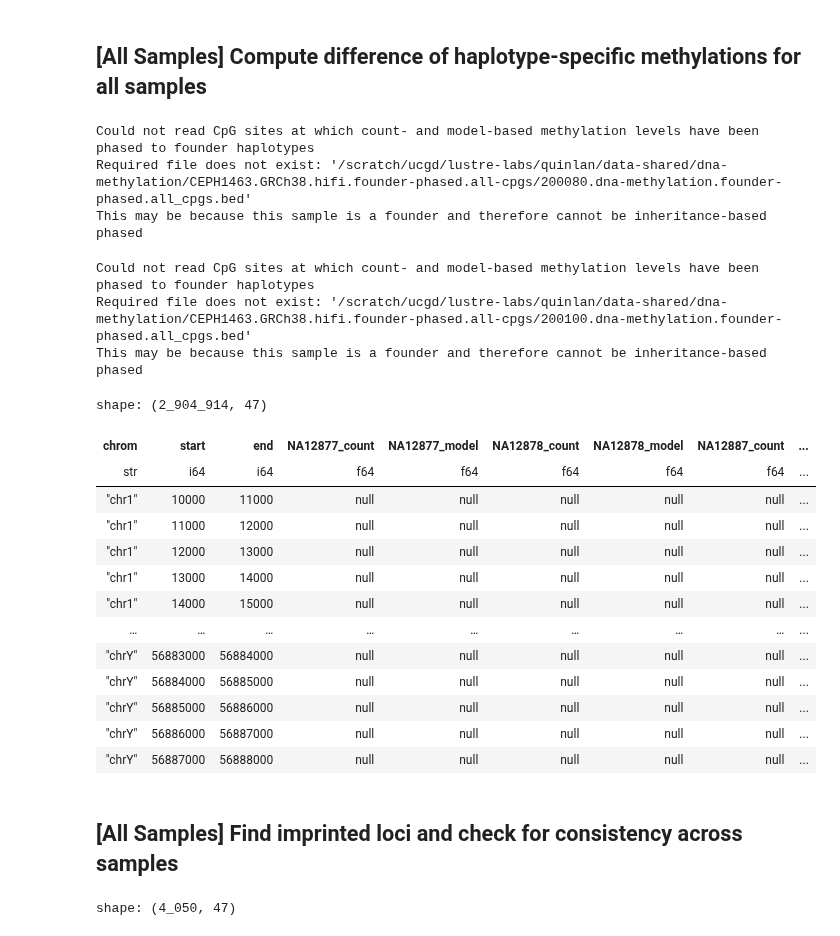
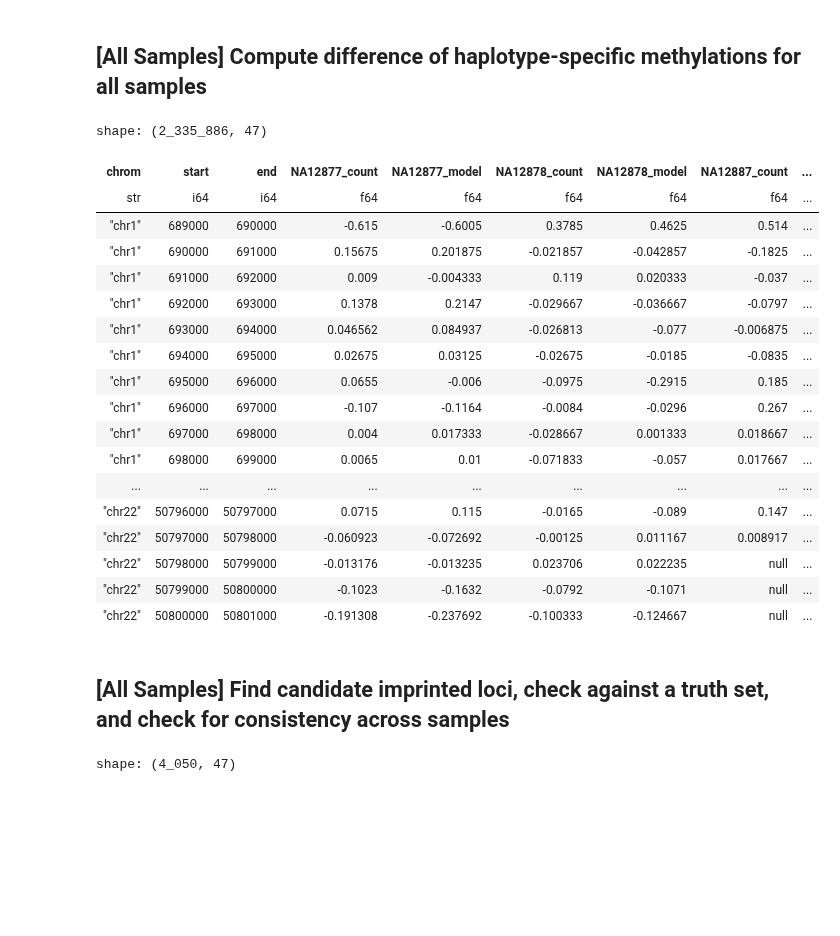
Before and after one commit to quinlan-lab/tapestry, a Jupyter notebook: analysis/imprinting.ipynb, the cells around one changed output. Cells and saved outputs as stored; diff of their text form; code cells hidden in the pictures; blank space fills up the shorter version.

Commit message:
[v4] imprinting tutorial

```diff
--- a/analysis/imprinting.ipynb
+++ b/analysis/imprinting.ipynb
@@ -157,28 +169,9 @@ shape: (2_315_793, 11)
 # %%
-import imprinting
-importlib.reload(imprinting)
-from imprinting import compute_delta_methylation_all_samples
+# import imprinting
+# importlib.reload(imprinting)
+# from imprinting import compute_delta_methylation_all_samples
 
-DF_DELTA_METH_ALL_SAMPLES = compute_delta_methylation_all_samples(REFERENCE_GENOME, TILE_SIZE, METH_READ_PHASED_DIR)
-DF_DELTA_METH_ALL_SAMPLES
+# from write_data import write_dataframe_to_bed
+
+# DF_DELTA_METH_ALL_SAMPLES = compute_delta_methylation_all_samples(REFERENCE_GENOME, TILE_SIZE, METH_READ_PHASED_DIR)
+# write_dataframe_to_bed(DF_DELTA_METH_ALL_SAMPLES, 'delta_meth_all_samples.bed', source=globals()["__vsc_ipynb_file__"])
-# %% [output]
-Could not read CpG sites at which count- and model-based methylation levels have been phased to founder haplotypes
-Required file does not exist: '/scratch/ucgd/lustre-labs/quinlan/data-shared/dna-methylation/CEPH1463.GRCh38.hifi.founder-phased.all-cpgs/200080.dna-methylation.founder-phased.all_cpgs.bed'
-This may be because this sample is a founder and therefore cannot be inheritance-based phased
-Could not read CpG sites at which count- and model-based methylation levels have been phased to founder haplotypes
-Required file does not exist: '/scratch/ucgd/lustre-labs/quinlan/data-shared/dna-methylation/CEPH1463.GRCh38.hifi.founder-phased.all-cpgs/200100.dna-methylation.founder-phased.all_cpgs.bed'
-This may be because this sample is a founder and therefore cannot be inheritance-based phased
-shape: (2_904_914, 47)
-| chrom | start | end | NA12877_count | NA12877_model | NA12878_count | NA12878_model | NA12887_count | ... |
-| str | i64 | i64 | f64 | f64 | f64 | f64 | f64 | ... |
-| "chr1" | 10000 | 11000 | null | null | null | null | null | ... |
-| "chr1" | 11000 | 12000 | null | null | null | null | null | ... |
-| "chr1" | 12000 | 13000 | null | null | null | null | null | ... |
-| "chr1" | 13000 | 14000 | null | null | null | null | null | ... |
-| "chr1" | 14000 | 15000 | null | null | null | null | null | ... |
-| … | … | … | … | … | … | … | … | ... |
-| "chrY" | 56883000 | 56884000 | null | null | null | null | null | ... |
-| "chrY" | 56884000 | 56885000 | null | null | null | null | null | ... |
-| "chrY" | 56885000 | 56886000 | null | null | null | null | null | ... |
-| "chrY" | 56886000 | 56887000 | null | null | null | null | null | ... |
-| "chrY" | 56887000 | 56888000 | null | null | null | null | null | ... |
@@ -189,5 +178,39 @@ write_dataframe_to_bed(DF_DELTA_METH_ALL_SAMPLES, 'delta_meth_all_samples.bed')
+# %%
+from read_data import read_dataframe_from_bed
+
+def read_all_samples(bed):
+    df = read_dataframe_from_bed(bed)
+    return (
+        df
+        .with_columns(
+            pl.col(df.columns[3:]).cast(pl.Float64)
+        )
+    )
+
+DF_DELTA_METH_ALL_SAMPLES = read_all_samples('delta_meth_all_samples.bed')
+DF_DELTA_METH_ALL_SAMPLES.filter(pl.col('NA12877_count').is_not_null())
+# %% [output]
+shape: (2_335_886, 47)
+| chrom | start | end | NA12877_count | NA12877_model | NA12878_count | NA12878_model | NA12887_count | ... |
+| str | i64 | i64 | f64 | f64 | f64 | f64 | f64 | ... |
+| "chr1" | 689000 | 690000 | -0.615 | -0.6005 | 0.3785 | 0.4625 | 0.514 | ... |
+| "chr1" | 690000 | 691000 | 0.15675 | 0.201875 | -0.021857 | -0.042857 | -0.1825 | ... |
+| "chr1" | 691000 | 692000 | 0.009 | -0.004333 | 0.119 | 0.020333 | -0.037 | ... |
+| "chr1" | 692000 | 693000 | 0.1378 | 0.2147 | -0.029667 | -0.036667 | -0.0797 | ... |
+| "chr1" | 693000 | 694000 | 0.046562 | 0.084937 | -0.026813 | -0.077 | -0.006875 | ... |
+| "chr1" | 694000 | 695000 | 0.02675 | 0.03125 | -0.02675 | -0.0185 | -0.0835 | ... |
+| "chr1" | 695000 | 696000 | 0.0655 | -0.006 | -0.0975 | -0.2915 | 0.185 | ... |
+| "chr1" | 696000 | 697000 | -0.107 | -0.1164 | -0.0084 | -0.0296 | 0.267 | ... |
+| "chr1" | 697000 | 698000 | 0.004 | 0.017333 | -0.028667 | 0.001333 | 0.018667 | ... |
+| "chr1" | 698000 | 699000 | 0.0065 | 0.01 | -0.071833 | -0.057 | 0.017667 | ... |
+| ... | ... | ... | ... | ... | ... | ... | ... | ... |
+| "chr22" | 50796000 | 50797000 | 0.0715 | 0.115 | -0.0165 | -0.089 | 0.147 | ... |
+| "chr22" | 50797000 | 50798000 | -0.060923 | -0.072692 | -0.00125 | 0.011167 | 0.008917 | ... |
+| "chr22" | 50798000 | 50799000 | -0.013176 | -0.013235 | 0.023706 | 0.022235 | null | ... |
+| "chr22" | 50799000 | 50800000 | -0.1023 | -0.1632 | -0.0792 | -0.1071 | null | ... |
+| "chr22" | 50800000 | 50801000 | -0.191308 | -0.237692 | -0.100333 | -0.124667 | null | ... |
 # %% [markdown]
-## [All Samples] Find imprinted loci and check for consistency across samples
+## [All Samples] Find candidate imprinted loci, check against a truth set, and check for consistency across samples
 # %%
 def filter_to_imprinted_loci(df):
     delta_meth_cols = [col for col in df.columns if col not in ['chrom', 'start', 'end']]
```
Also changed, not shown: parts of 19 cells of this notebook.
